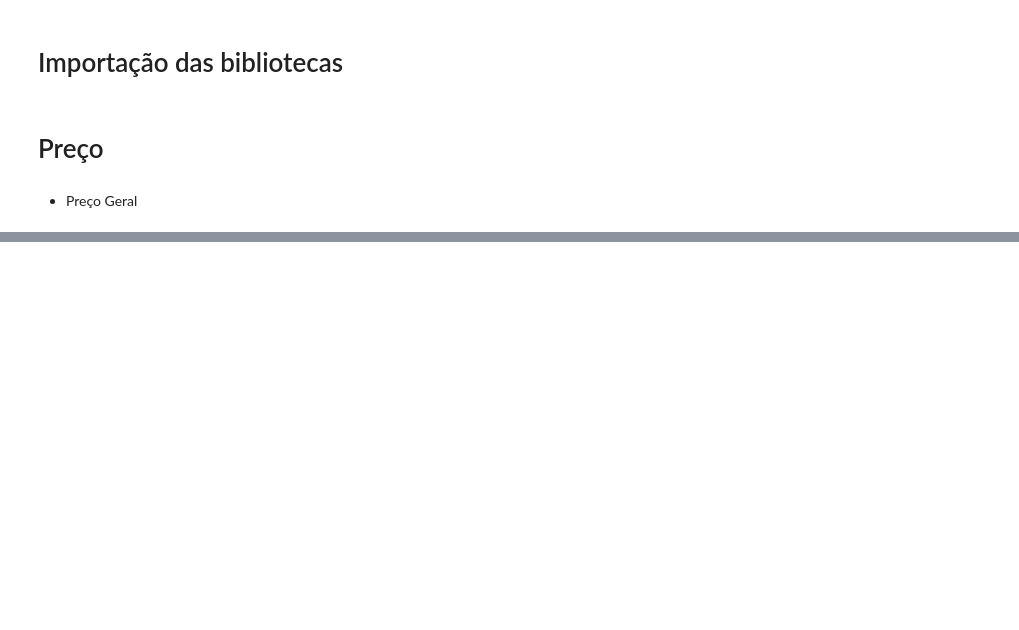
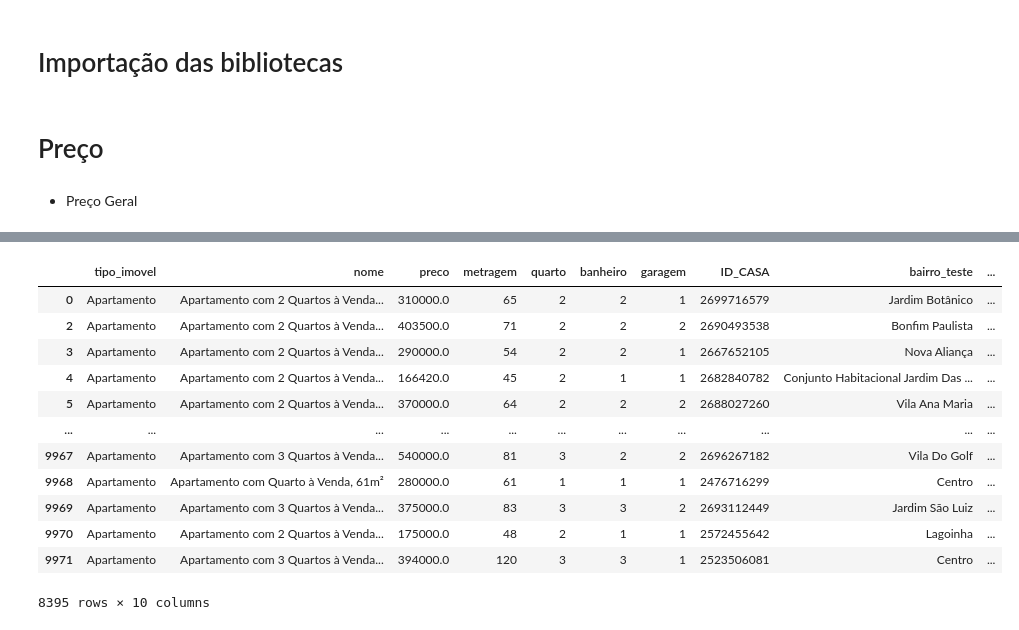
Before and after one commit to rodrigorocha1/extracao_viva_real_selenium, a Jupyter notebook: notebooks_exemplo/visualizacaov2.ipynb, the cells around one changed output, grey strips where cells are left out. Cells and saved outputs as stored; diff of their text form; code cells hidden in the pictures; blank space fills up the shorter version.

Commit message:
teste de hipótese

```diff
--- a/notebooks_exemplo/visualizacaov2.ipynb
+++ b/notebooks_exemplo/visualizacaov2.ipynb
@@ -72,2 +87,19 @@ base_original.describe()
 # %%
-base_original['preco_bins'] = pd.qcut(base_original['preco'], q=k).astype('str')
+base_original['metragem_bins'] = pd.qcut(
+    base_original['metragem'], q=k).astype('str')
+# %%
+base_original
+# %% [output]
+|  | tipo_imovel | nome | preco | metragem | quarto | banheiro | garagem | ID_CASA | bairro_teste | ... |
+| 0 | Apartamento | Apartamento com 2 Quartos à Venda... | 310000.0 | 65 | 2 | 2 | 1 | 2699716579 | Jardim Botânico | ... |
+| 2 | Apartamento | Apartamento com 2 Quartos à Venda... | 403500.0 | 71 | 2 | 2 | 2 | 2690493538 | Bonfim Paulista | ... |
+| 3 | Apartamento | Apartamento com 2 Quartos à Venda... | 290000.0 | 54 | 2 | 2 | 1 | 2667652105 | Nova Aliança | ... |
+| 4 | Apartamento | Apartamento com 2 Quartos à Venda... | 166420.0 | 45 | 2 | 1 | 1 | 2682840782 | Conjunto Habitacional Jardim Das ... | ... |
+| 5 | Apartamento | Apartamento com 2 Quartos à Venda... | 370000.0 | 64 | 2 | 2 | 2 | 2688027260 | Vila Ana Maria | ... |
+| ... | ... | ... | ... | ... | ... | ... | ... | ... | ... | ... |
+| 9967 | Apartamento | Apartamento com 3 Quartos à Venda... | 540000.0 | 81 | 3 | 2 | 2 | 2696267182 | Vila Do Golf | ... |
+| 9968 | Apartamento | Apartamento com Quarto à Venda, 61m² | 280000.0 | 61 | 1 | 1 | 1 | 2476716299 | Centro | ... |
+| 9969 | Apartamento | Apartamento com 3 Quartos à Venda... | 375000.0 | 83 | 3 | 3 | 2 | 2693112449 | Jardim São Luiz | ... |
+| 9970 | Apartamento | Apartamento com 2 Quartos à Venda... | 175000.0 | 48 | 2 | 1 | 1 | 2572455642 | Lagoinha | ... |
+| 9971 | Apartamento | Apartamento com 3 Quartos à Venda... | 394000.0 | 120 | 3 | 3 | 1 | 2523506081 | Centro | ... |
+8395 rows × 10 columns
```
Also changed, not shown: parts of 29 cells of this notebook, 1 other file.
